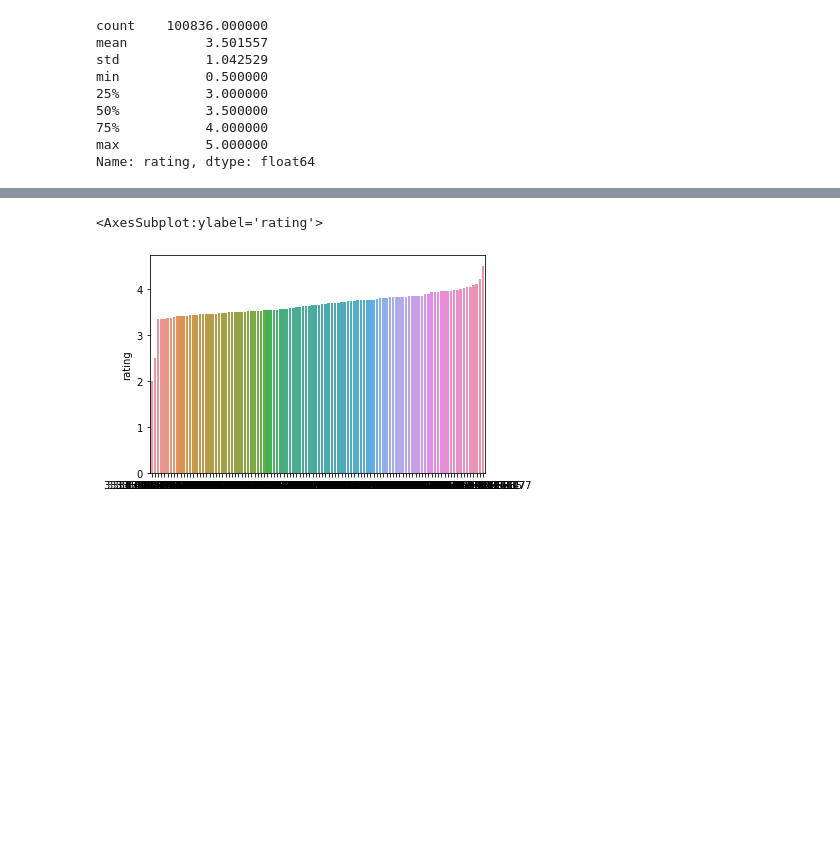
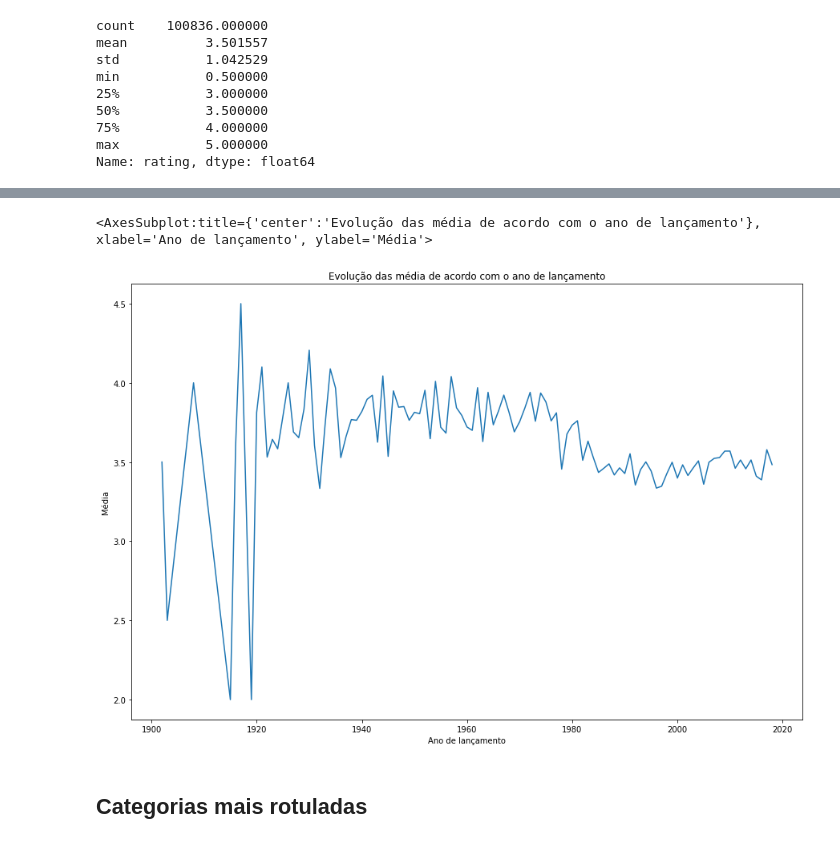
Before and after one commit to ehcp10/D1AED-Atividade1, a Jupyter notebook: atividade1.ipynb, the cells around one changed output, grey strips where cells are left out. Drawn from its saved outputs; the diff is of its cells as text; code cells hidden in the pictures; blank space fills up the shorter version.

```diff
--- a/atividade1.ipynb
+++ b/atividade1.ipynb
@@ -284,7 +303,10 @@ pandas.core.series.Series
 # %%
-# medias_por_ano.plot(kind='hist', x=movies_rating_clear['release_year'], y= medias_por_ano )
-# sns.histplot(medias_por_ano, x=medias_por_ano.index, y=medias_por_ano.values,bins=20)
-sns.barplot(data=medias_por_ano, y=medias_por_ano.index, x=medias_por_ano.values)
+plt.figure(figsize=(15, 10))
+grafico_evolucao_media = sns.lineplot(x=medias_por_ano.index, y=medias_por_ano.values, data=medias_por_ano)
+grafico_evolucao_media.set(ylabel="Média", xlabel="Ano de lançamento", title="Evolução das média de acordo com o ano de lançamento")
+grafico_evolucao_media
 # %% [output]
-<AxesSubplot:ylabel='rating'>
+<AxesSubplot:title={'center':'Evolução das média de acordo com o ano de lançamento'}, xlabel='Ano de lançamento', ylabel='Média'>
-[figure, old version]
+[figure, new version]
+# %% [markdown]
+## Categorias mais rotuladas
```
Also changed, not shown: parts of 28 cells of this notebook.
